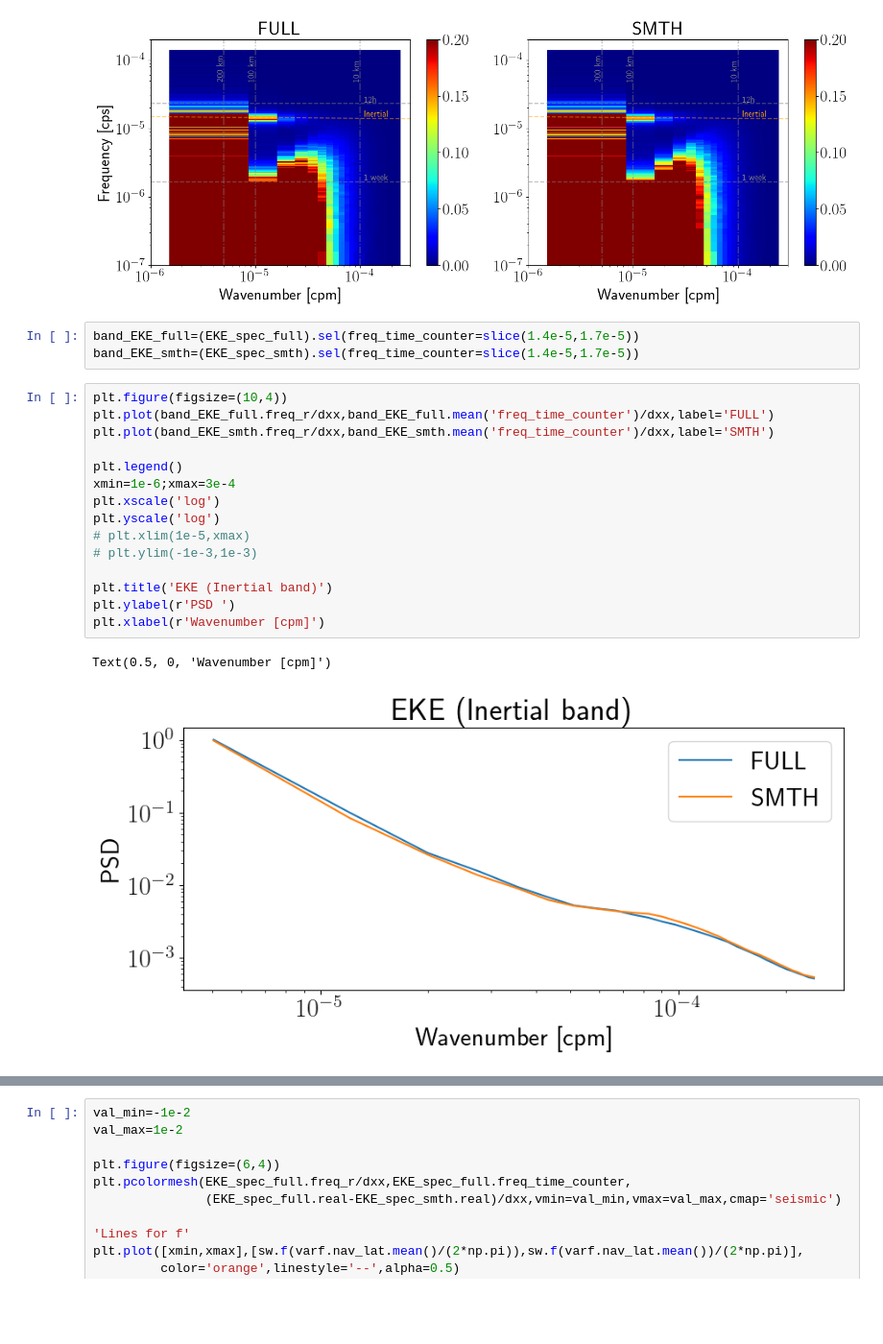
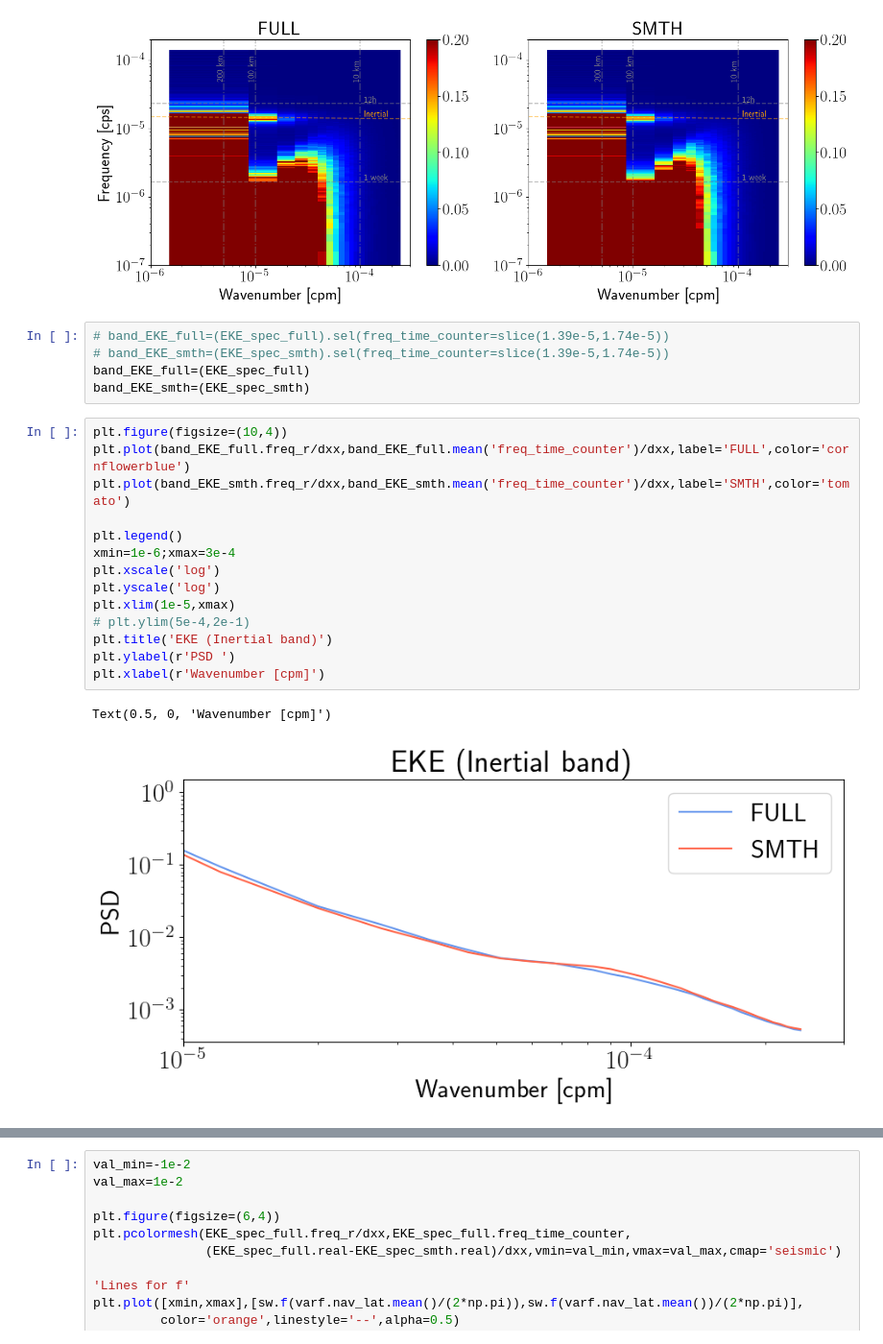
Before and after one commit to igoruchoa/FeedbackSubmeso, a Jupyter notebook: notebooks/TFB_NIW_proposal/WRF_freq_3D_parameter_saver.ipynb, the cells around one changed output, grey strips where cells are left out. Shown at 96% size. Cells and saved outputs as stored; diff of their text form; blank space fills up the shorter version.

```diff
--- a/notebooks/TFB_NIW_proposal/WRF_freq_3D_parameter_saver.ipynb
+++ b/notebooks/TFB_NIW_proposal/WRF_freq_3D_parameter_saver.ipynb
@@ -460,23 +452,24 @@ plt.tight_layout()
 # %% [output]
 [figure]
 # %%
-band_EKE_full=(EKE_spec_full).sel(freq_time_counter=slice(1.4e-5,1.7e-5))
-band_EKE_smth=(EKE_spec_smth).sel(freq_time_counter=slice(1.4e-5,1.7e-5))
+# band_EKE_full=(EKE_spec_full).sel(freq_time_counter=slice(1.39e-5,1.74e-5))
+# band_EKE_smth=(EKE_spec_smth).sel(freq_time_counter=slice(1.39e-5,1.74e-5))
+band_EKE_full=(EKE_spec_full)
+band_EKE_smth=(EKE_spec_smth)
 # %%
 plt.figure(figsize=(10,4))
-plt.plot(band_EKE_full.freq_r/dxx,band_EKE_full.mean('freq_time_counter')/dxx,label='FULL')
-plt.plot(band_EKE_smth.freq_r/dxx,band_EKE_smth.mean('freq_time_counter')/dxx,label='SMTH')
+plt.plot(band_EKE_full.freq_r/dxx,band_EKE_full.mean('freq_time_counter')/dxx,label='FULL',color='cornflowerblue')
+plt.plot(band_EKE_smth.freq_r/dxx,band_EKE_smth.mean('freq_time_counter')/dxx,label='SMTH',color='tomato')
 
 plt.legend()
 xmin=1e-6;xmax=3e-4
 plt.xscale('log')
 plt.yscale('log')
-# plt.xlim(1e-5,xmax)
-# plt.ylim(-1e-3,1e-3)
-
+plt.xlim(1e-5,xmax)
+# plt.ylim(5e-4,2e-1)
 plt.title('EKE (Inertial band)')
 plt.ylabel(r'PSD ')
 plt.xlabel(r'Wavenumber [cpm]')
 # %% [output]
 Text(0.5, 0, 'Wavenumber [cpm]')
-[figure, old version]
+[figure, new version]
```
Also changed, not shown: parts of 16 cells of this notebook, 17 other files.
